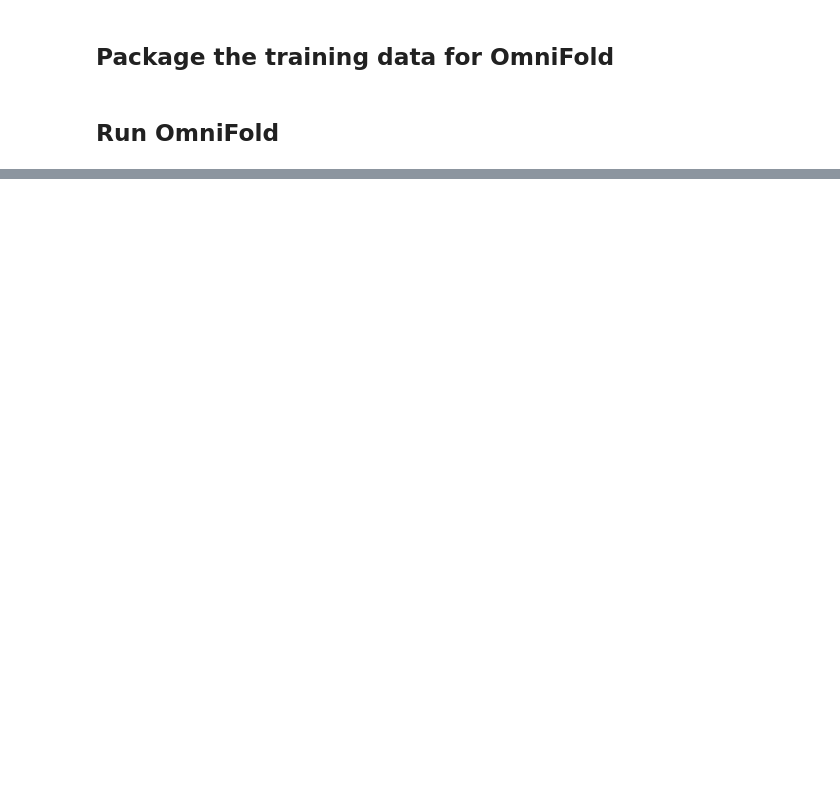
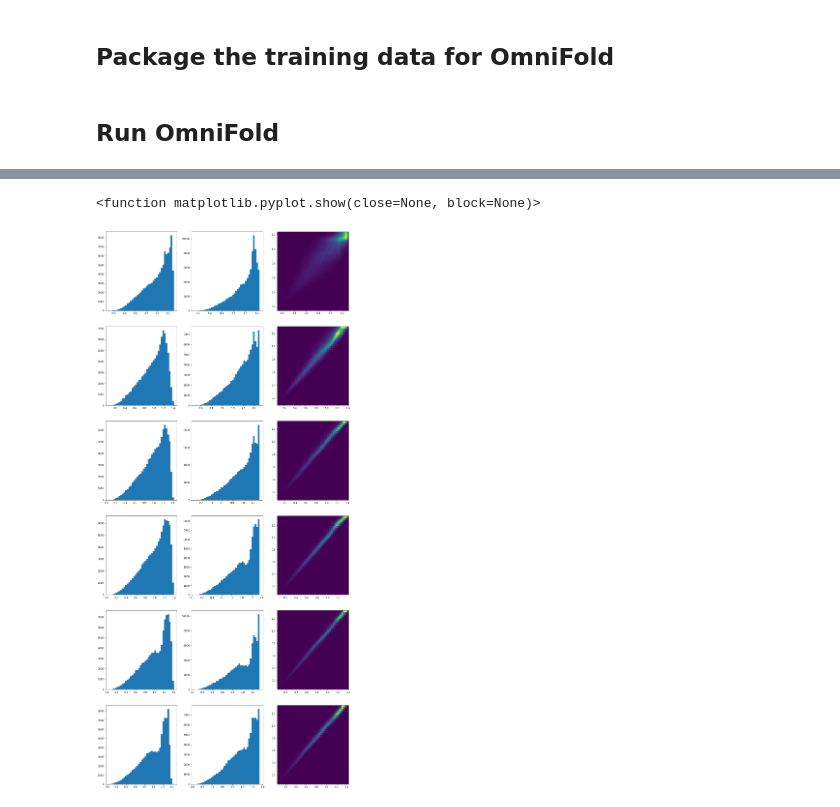
Before and after one commit to owen234/omnifold-testing1, a Jupyter notebook: toy_study1a.ipynb, the cells around one changed output, grey strips where cells are left out. Cells and saved outputs as stored; diff of their text form; code cells hidden in the pictures; blank space fills up the shorter version.

```diff
--- a/toy_study1a.ipynb
+++ b/toy_study1a.ipynb
@@ -257 +335,21 @@ plt.show
+# %%
+fig,ax = plt.subplots( of_niter, 3, figsize=(18,7*of_niter))
+
+hmin=-6
+hmax=6
+hbins=40
+
+
+
+for ofi in range(0,of_niter) :
+
+    ax[ofi][0].hist( of_weights[ofi,0,:], bins=hbins )
+    ax[ofi][1].hist( of_weights[ofi,1,:], bins=hbins )
+    ax[ofi][2].hist2d( of_weights[ofi,0,:], of_weights[ofi,1,:], bins=[hbins,hbins] )
+
+
+plt.show
+# %% [output]
+<function matplotlib.pyplot.show(close=None, block=None)>
+[figure, added]
 # %%
```
Also changed, not shown: parts of 18 cells of this notebook, 1 other file.
